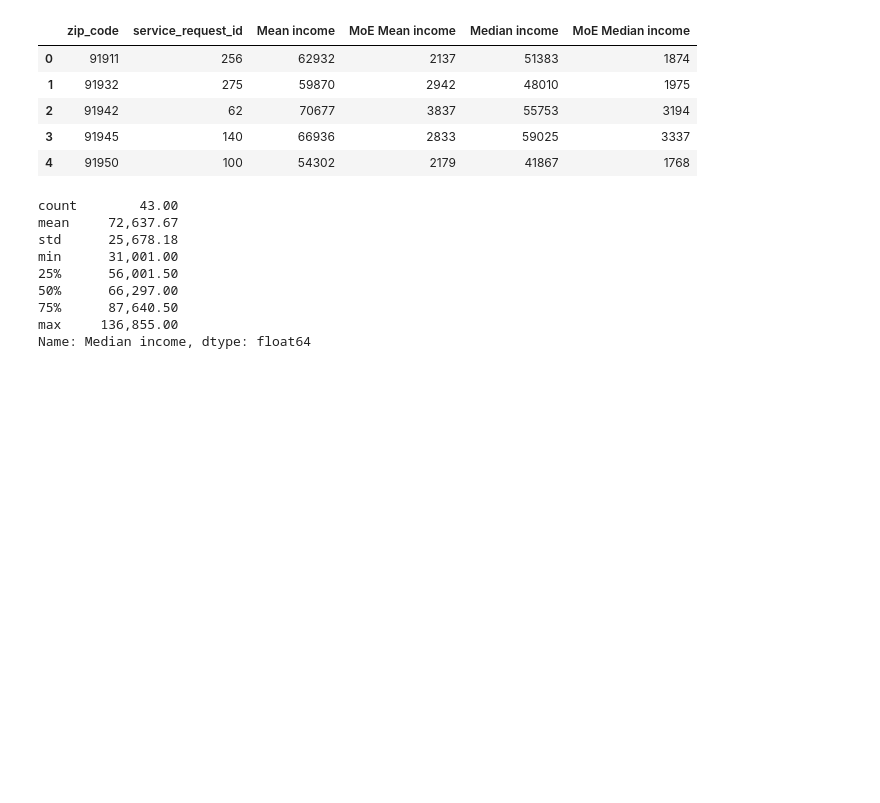
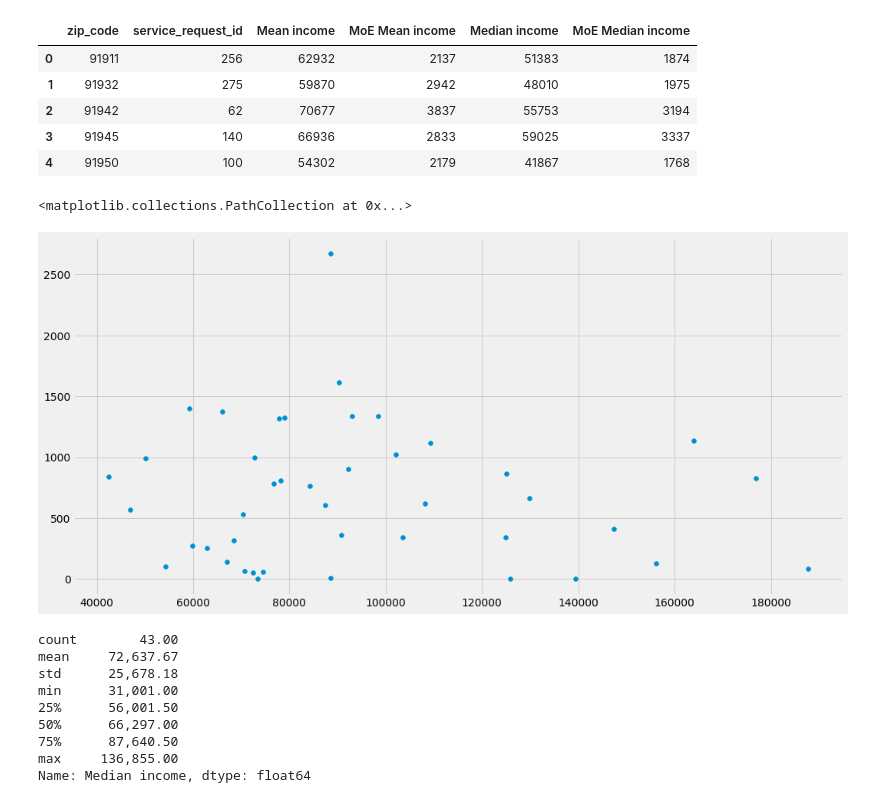
Before and after one commit to farhadOmidvar/311-San-Diego, a Jupyter notebook: notebooks/charts_all.ipynb, the cells around one changed output. Cells and saved outputs as stored; diff of their text form; code cells hidden in the pictures; blank space fills up the shorter version.

```diff
--- a/notebooks/charts_all.ipynb
+++ b/notebooks/charts_all.ipynb
@@ -134,8 +131,11 @@ call_by_income.head()
 | 3 | 91945 | 140 | 66936 | 2833 | 59025 | 3337 |
 | 4 | 91950 | 100 | 54302 | 2179 | 41867 | 1768 |
 # %%
-# plt.figure(figsize=[16, 8])
-# plt.scatter(call_by_income['Mean income'], call_by_income['service_request_id'])
+plt.figure(figsize=[16, 8])
+plt.scatter(call_by_income['Mean income'], call_by_income['service_request_id'])
+# %% [output]
+<matplotlib.collections.PathCollection at 0x...>
+[figure, added]
 # %%
 pop_income_df = pop_df.merge(income_df, on='zip_code', how='right')
 # %%
```
Also changed, not shown: parts of 14 cells of this notebook, 8 other files.
